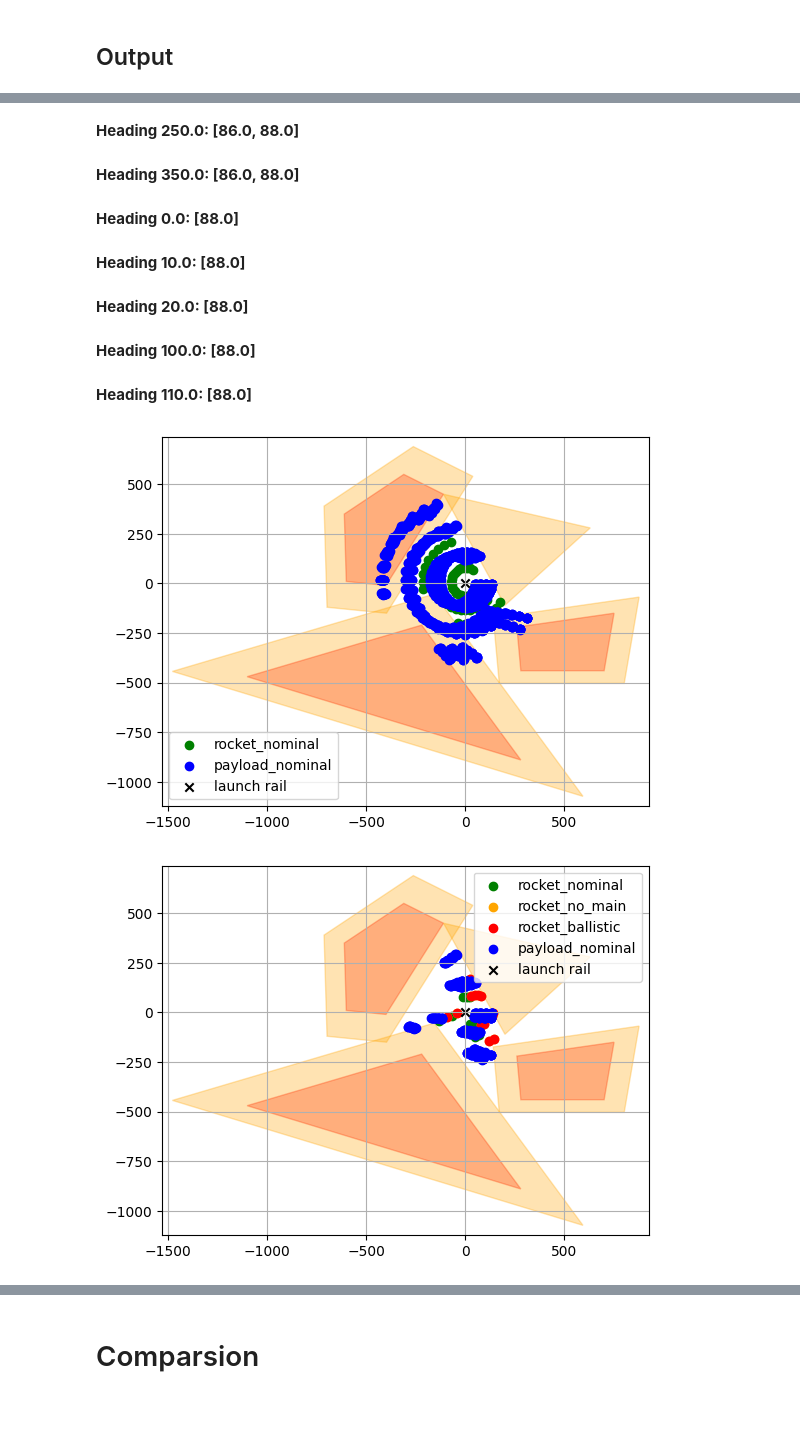
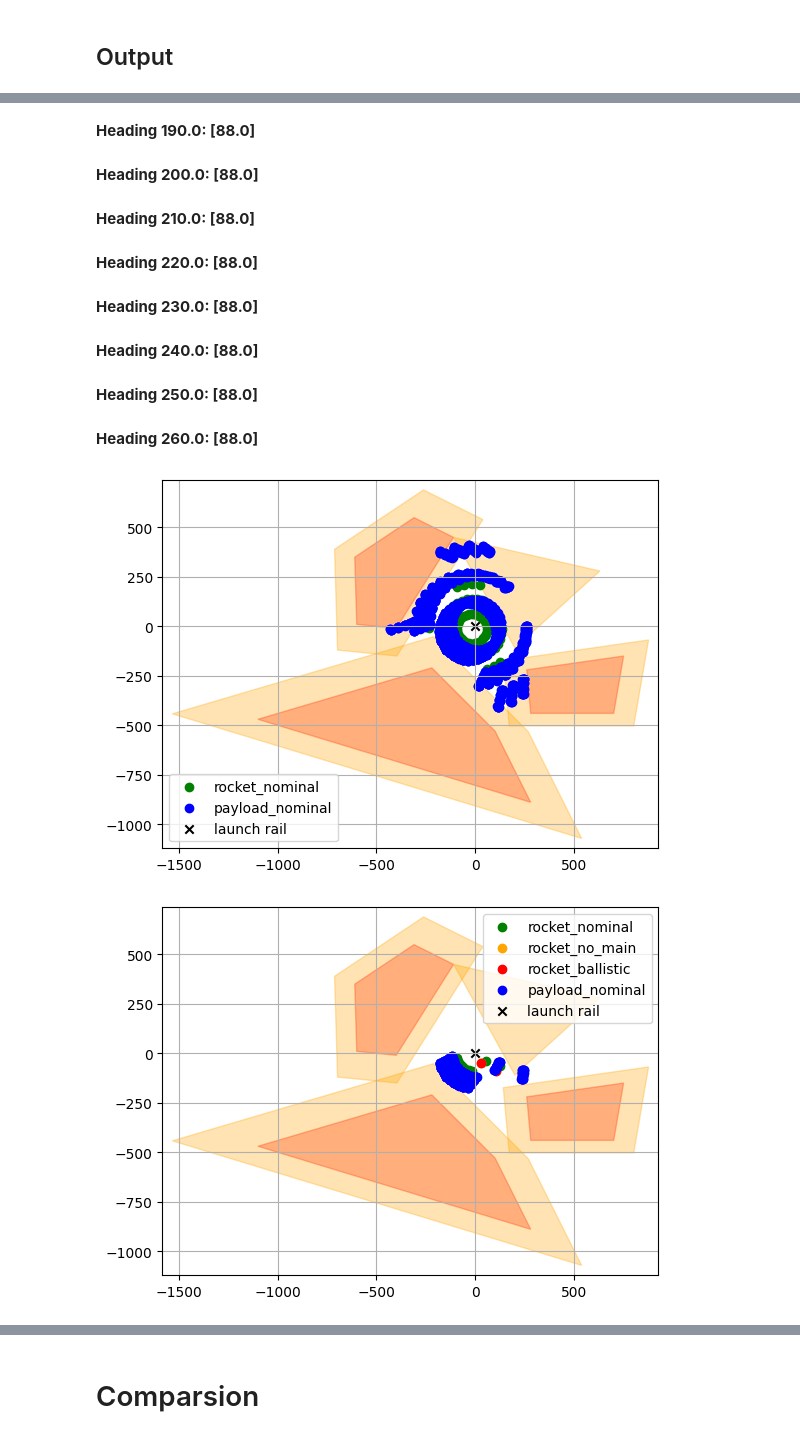
Before and after one commit to SpaceTeam/Lamarr_Flight_Simulation_RocketPy, a Jupyter notebook: simulation.ipynb, the cells around one changed output, grey strips where cells are left out. Saved outputs shown, nothing was run; the diff lists cells and outputs as text; code cells hidden in the pictures; blank space fills up the shorter version.

```diff
--- a/simulation.ipynb
+++ b/simulation.ipynb
@@ -42,17 +42,17 @@ Boolean values only possible in constants and variable with discrete values!
 project = "CANSAT"
 DEBUG = True
 
-constants, variables = sim.parse_config(project+"/config.txt")
-constants, variables = sim.register("project", project, constants, variables)
+constants, variables = utils.parse_config(project+"/config.txt")
+constants, variables = utils.register("project", project, constants, variables)
 
 if DEBUG:
-    sim.printmd("# **VARIABLES**")
+    utils.printmd("# **VARIABLES**")
     for var in variables:
         print(var)
 
     print()
     print()
-    sim.printmd("# **CONSTANTS**")
+    utils.printmd("# **CONSTANTS**")
     for const in constants:
         print(const)
 # %% [output]
@@ -94,6 +94,7 @@ exclusion_zones = {
     "Exclusion Zone Niederham": [
         (-1100, -470),
         (-220, -210),
+        (100, -530),
         (280, -890)
     ],
     "Rehwinkl": [
@@ -119,13 +120,13 @@ dummy_zones = {
     ]
 }
 
-constants, variables = sim.register("exclusion_zones", exclusion_zones, constants, variables)
-constants, variables = sim.register("buffer_zones", buffer_zones, constants, variables)
-constants, variables = sim.register("dummy_zones", dummy_zones, constants, variables)
-constants, variables = sim.register("zones", buffer_zones, constants, variables)
+constants, variables = utils.register("exclusion_zones", exclusion_zones, constants, variables)
+constants, variables = utils.register("buffer_zones", buffer_zones, constants, variables)
+constants, variables = utils.register("dummy_zones", dummy_zones, constants, variables)
+constants, variables = utils.register("zones", buffer_zones, constants, variables)
 
 
-buffer_zones.update(sim.scale_zones(exclusion_zones, 1.5))
+buffer_zones.update(utils.scale_zones(exclusion_zones, 1.5))
 # %% [markdown]
 ## Environments Initialization
 # %% [markdown]
@@ -217,16 +214,16 @@ if project == "CANSAT":
     #constants, variables = register("zones", zones, constants, variables)
 
     utils.plot_all(project, "all_flights", exclusion_zones, buffer_zones, flight_groups={
-        "rocket_nominal": (sim.lookup("flight_without_payload", constants, variables)[0], "green"),
-        "payload_nominal": (sim.lookup("flight_payload", constants, variables)[0], "blue")
+        "rocket_nominal": (utils.lookup("flight_without_payload", constants, variables)[0], "green"),
+        "payload_nominal": (utils.lookup("flight_payload", constants, variables)[0], "blue")
     })
 
 
-    flights_payload = sim.ensure_list(sim.lookup("flight_payload" , constants, variables)[0])
-    flights_w_p = sim.ensure_list(sim.lookup("flight_without_payload", constants, variables)[0])
-    flights_w_p_no_main = sim.ensure_list(sim.lookup("flight_without_payload_no_main", constants, variables)[0])
-    flights_w_p_ballistic = sim.ensure_list(sim.lookup("flight_without_payload_ballistic", constants, variables)[0])
-    all_headings = sim.ensure_list(sim.lookup("flight_heading", constants, variables)[0])
+    flights_payload = utils.ensure_list(utils.lookup("flight_payload" , constants, variables)[0])
+    flights_w_p = utils.ensure_list(utils.lookup("flight_without_payload", constants, variables)[0])
+    flights_w_p_no_main = utils.ensure_list(utils.lookup("flight_without_payload_no_main", constants, variables)[0])
+    flights_w_p_ballistic = utils.ensure_list(utils.lookup("flight_without_payload_ballistic", constants, variables)[0])
+    all_headings = utils.ensure_list(utils.lookup("flight_heading", constants, variables)[0])
 
 
 
@@ -246,10 +243,10 @@ if project == "CANSAT":
     # ===============================
     # Check which impacts are in exclusion zones
     # ===============================
-    payload_impacts = sim.is_in_exclusion_zone(payload_coords, zones)
-    rocket_impacts  = sim.is_in_exclusion_zone(rocket_coords, zones)
-    no_main_impacts  = sim.is_in_exclusion_zone(rocket_coords_no_main, zones)
-    ballistic_impacts  = sim.is_in_exclusion_zone(rocket_coords_ballistic, zones)
+    payload_impacts = utils.is_in_exclusion_zone(payload_coords, zones)
+    rocket_impacts  = utils.is_in_exclusion_zone(rocket_coords, zones)
+    no_main_impacts  = utils.is_in_exclusion_zone(rocket_coords_no_main, zones)
+    ballistic_impacts  = utils.is_in_exclusion_zone(rocket_coords_ballistic, zones)
 
     # ===============================
     # Find headings in exclusion zones
@@ -355,7 +352,7 @@ if project == "CANSAT":
     # ===============================
     #for i in all_headings:
     #    if (i not in payload_headings_in_zone) and (i not in rocket_headings_in_zone + ballistic_headings_in_zone +  no_main_headings_in_zone):
-    #        sim.printmd(f"**Safe heading: {i}**")
+    #        utils.printmd(f"**Safe heading: {i}**")
 
 
     # ===============================
@@ -369,7 +366,7 @@ if project == "CANSAT":
         }
     )
 
-    sim.printmd("## **Safe Inclinations per heading**")
+    utils.printmd("## **Safe Inclinations per heading**")
 
     grouped = {}
 
@@ -377,6 +374,6 @@ if project == "CANSAT":
         grouped.setdefault(f.heading, set()).add(f.inclination)
 
     for heading, inclinations in grouped.items():
-        sim.printmd(f"**Heading {heading}: {sorted(inclinations)}**")
+        utils.printmd(f"**Heading {heading}: {sorted(inclinations)}**")
 # %% [output]
 ## **Safe Inclinations per heading**
@@ -385,10 +382,11 @@ if project == "CANSAT":
-**Heading 250.0: [86.0, 88.0]**
+**Heading 190.0: [88.0]**
-**Heading 350.0: [86.0, 88.0]**
+**Heading 200.0: [88.0]**
-**Heading 0.0: [88.0]**
+**Heading 210.0: [88.0]**
-**Heading 10.0: [88.0]**
+**Heading 220.0: [88.0]**
-**Heading 20.0: [88.0]**
+**Heading 230.0: [88.0]**
-**Heading 100.0: [88.0]**
+**Heading 240.0: [88.0]**
-**Heading 110.0: [88.0]**
+**Heading 250.0: [88.0]**
+**Heading 260.0: [88.0]**
-[figure, old version]
+[figure, new version]
-[figure, old version]
+[figure, new version]
 # %%
```
Also changed, not shown: parts of 20 cells of this notebook, 5 other files.
